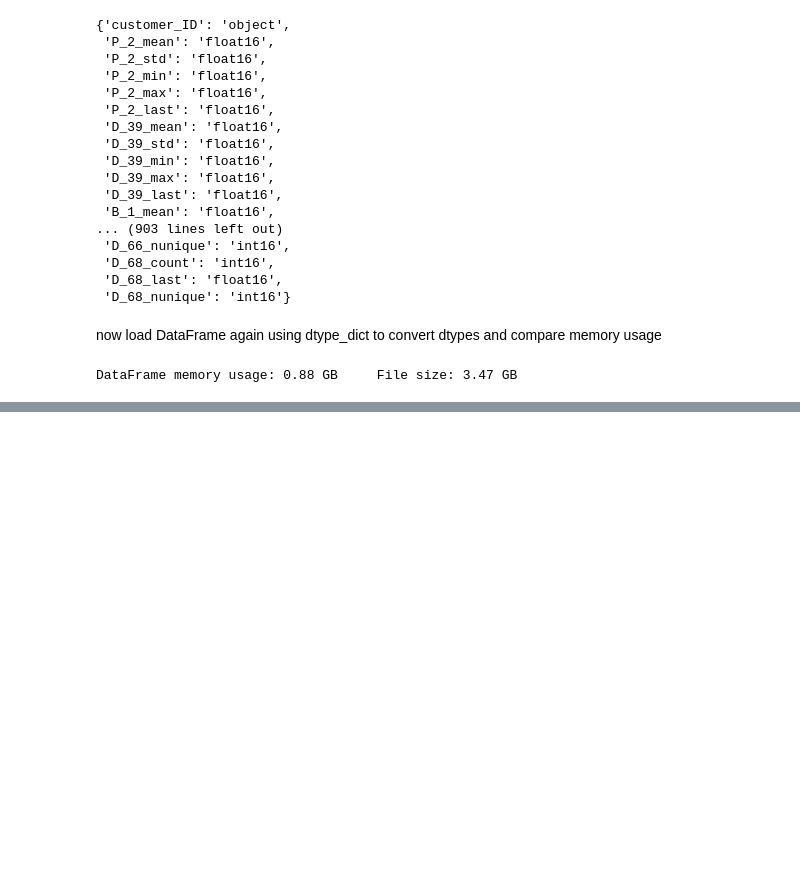
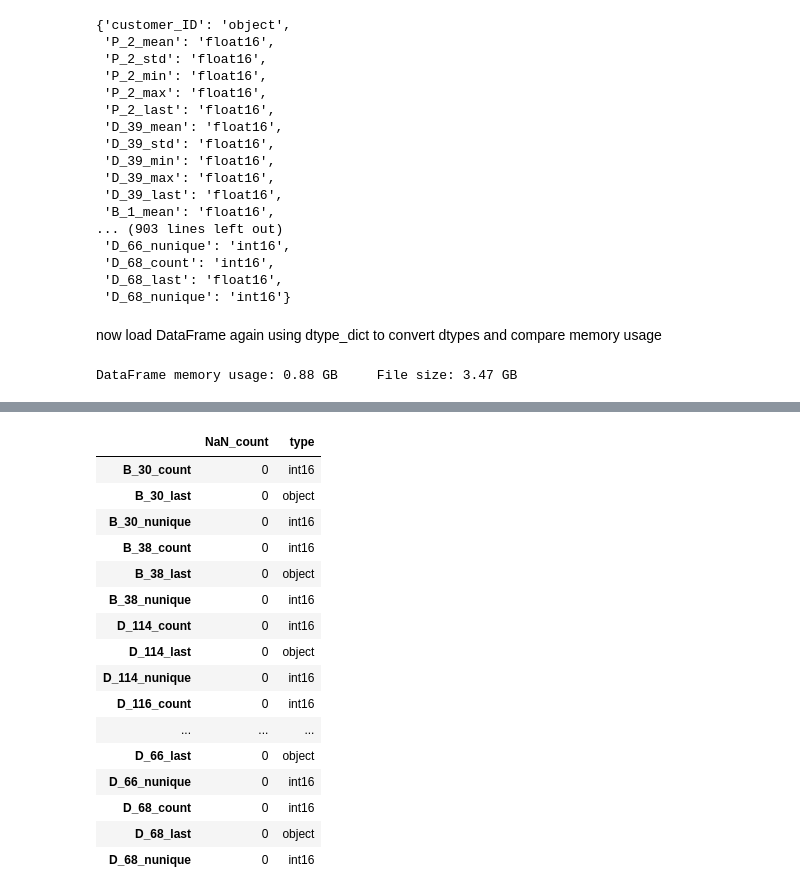
Before and after one commit to pivandm/amex_project, a Jupyter notebook: catboost_attempt.ipynb, the cells around one changed output, grey strips where cells are left out. Cells and saved outputs as stored; diff of their text form; code cells hidden in the pictures; blank space fills up the shorter version.

```diff
--- a/catboost_attempt.ipynb
+++ b/catboost_attempt.ipynb
@@ -92,0 +121,3 @@ train_labels = np.ravel(train_labels)
+# %%
+cols_to_encode = cat_stats.loc[(cat_stats['NaN_count'] != 0) | (cat_stats['type'] == 'float16')].index.tolist()
+cols_to_encode
@@ -92,0 +135,7 @@ train_labels = np.ravel(train_labels)
+# %%
+for col in cols_to_encode:
+    train_data[col] = train_data[col].astype('object')
+    train_data[col] = train_data[col].map(str)
+train_data[cat_cols].fillna('no_data', inplace=True)
+train_data.drop(columns=['customer_ID'], inplace=True)
+train_data[cat_cols].dtypes
@@ -93,3 +164,25 @@ train_labels = np.ravel(train_labels)
+# %%
+nulls = train_data[cat_cols].isna().sum(); types = train_data[cat_cols].dtypes
+cat_stats = pd.concat([nulls, types], axis=1).rename(columns={0: "NaN_count", 1: "type"})
+cat_stats
+# %% [output]
+|  | NaN_count | type |
+| B_30_count | 0 | int16 |
+| B_30_last | 0 | object |
+| B_30_nunique | 0 | int16 |
+| B_38_count | 0 | int16 |
+| B_38_last | 0 | object |
+| B_38_nunique | 0 | int16 |
+| D_114_count | 0 | int16 |
+| D_114_last | 0 | object |
+| D_114_nunique | 0 | int16 |
+| D_116_count | 0 | int16 |
+| ... | ... | ... |
+| D_66_last | 0 | object |
+| D_66_nunique | 0 | int16 |
+| D_68_count | 0 | int16 |
+| D_68_last | 0 | object |
+| D_68_nunique | 0 | int16 |
 # %%
 params = {
     'boosting_type': 'dart',
```
Also changed, not shown: parts of 10 cells of this notebook.
